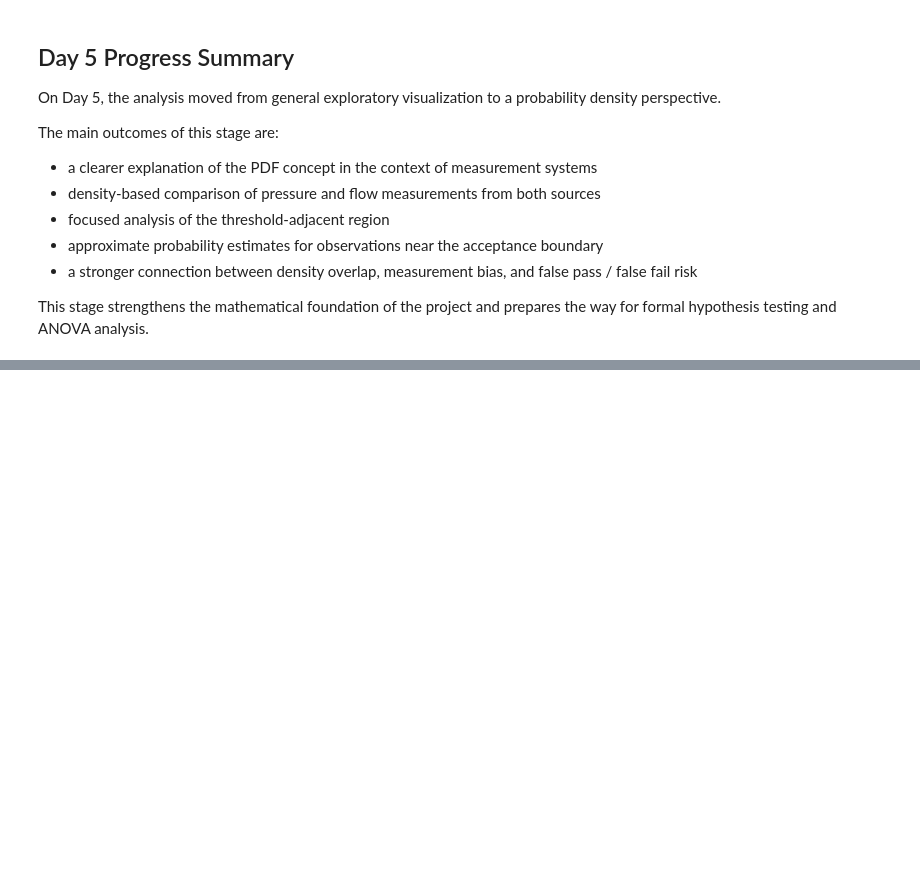
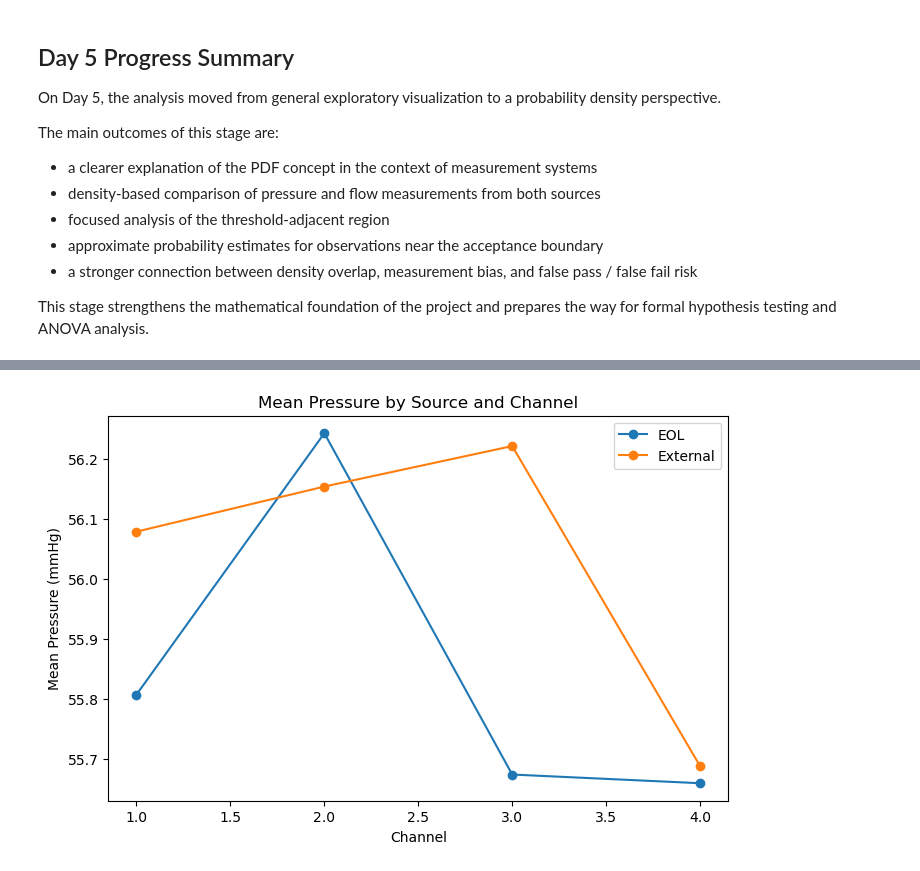
Before and after one commit to simonsvp/EOL-Measurement-System-Analysis-with-ANOVA-and-Decision-Risk, a Jupyter notebook: measurement_system_analysis.ipynb, the cells around one changed output, grey strips where cells are left out. Drawn from its saved outputs; the diff is of its cells as text; code cells hidden in the pictures; blank space fills up the shorter version.

```diff
--- a/measurement_system_analysis.ipynb
+++ b/measurement_system_analysis.ipynb
@@ -1336,0 +1367,10 @@ This stage strengthens the mathematical foundation of the project and prepares t
+# %%
+import pandas as pd
+import numpy as np
+import matplotlib.pyplot as plt
+from scipy import stats
+import statsmodels.api as sm
+from statsmodels.formula.api import ols
+
+df = pd.read_csv("synthetic_eol_measurement_data.csv")
+threshold_pressure = 54.0
@@ -1336,0 +1413,10 @@ This stage strengthens the mathematical foundation of the project and prepares t
+# %%
+pressure_long = pd.DataFrame({
+    "sample_id": np.concatenate([df["sample_id"], df["sample_id"]]),
+    "day": np.concatenate([df["day"], df["day"]]),
+    "channel": np.concatenate([df["channel"], df["channel"]]),
+    "source": ["External"] * len(df) + ["EOL"] * len(df),
+    "pressure_mmhg": np.concatenate([df["ext_pressure_mmhg"], df["eol_pressure_mmhg"]])
+})
+
+pressure_long.head()
@@ -1336,0 +1598,14 @@ This stage strengthens the mathematical foundation of the project and prepares t
+# %%
+source_channel_means = pressure_long.groupby(["channel", "source"])["pressure_mmhg"].mean().unstack()
+
+plt.figure(figsize=(8, 5))
+for source in source_channel_means.columns:
+    plt.plot(source_channel_means.index, source_channel_means[source], marker="o", label=source)
+
+plt.xlabel("Channel")
+plt.ylabel("Mean Pressure (mmHg)")
+plt.title("Mean Pressure by Source and Channel")
+plt.legend()
+plt.show()
+# %% [output]
+[figure, added]
```
Also changed, not shown: parts of 24 cells of this notebook.
